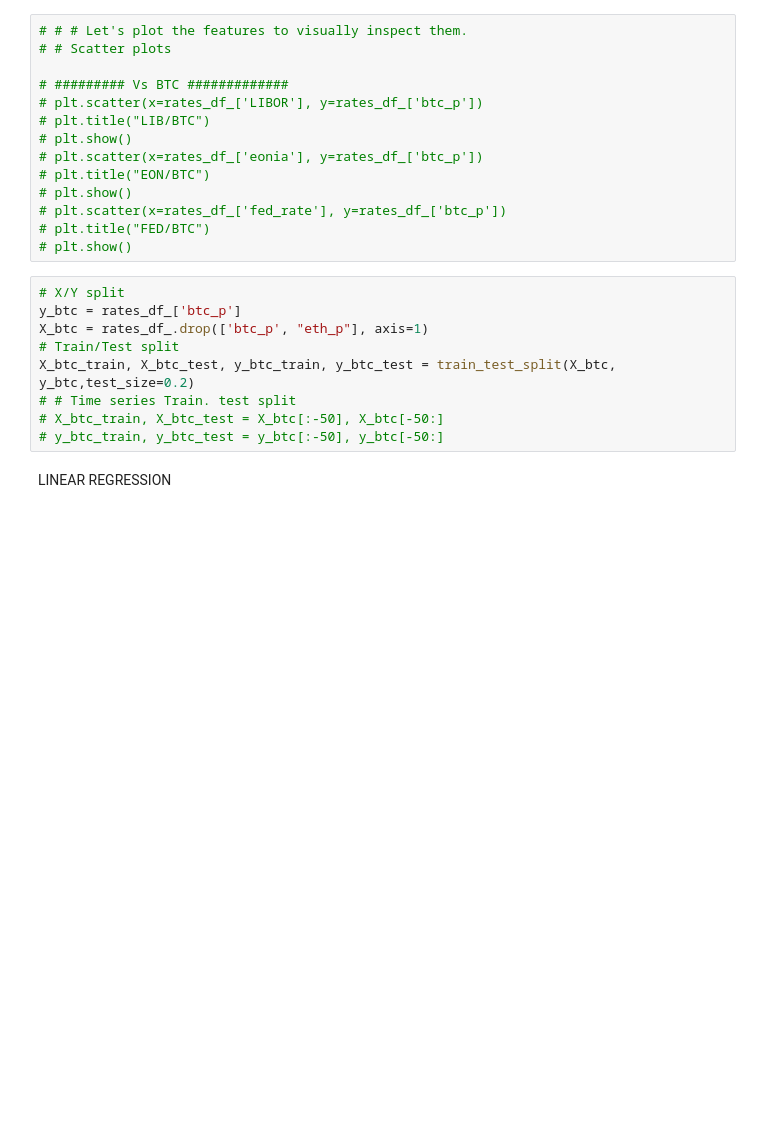
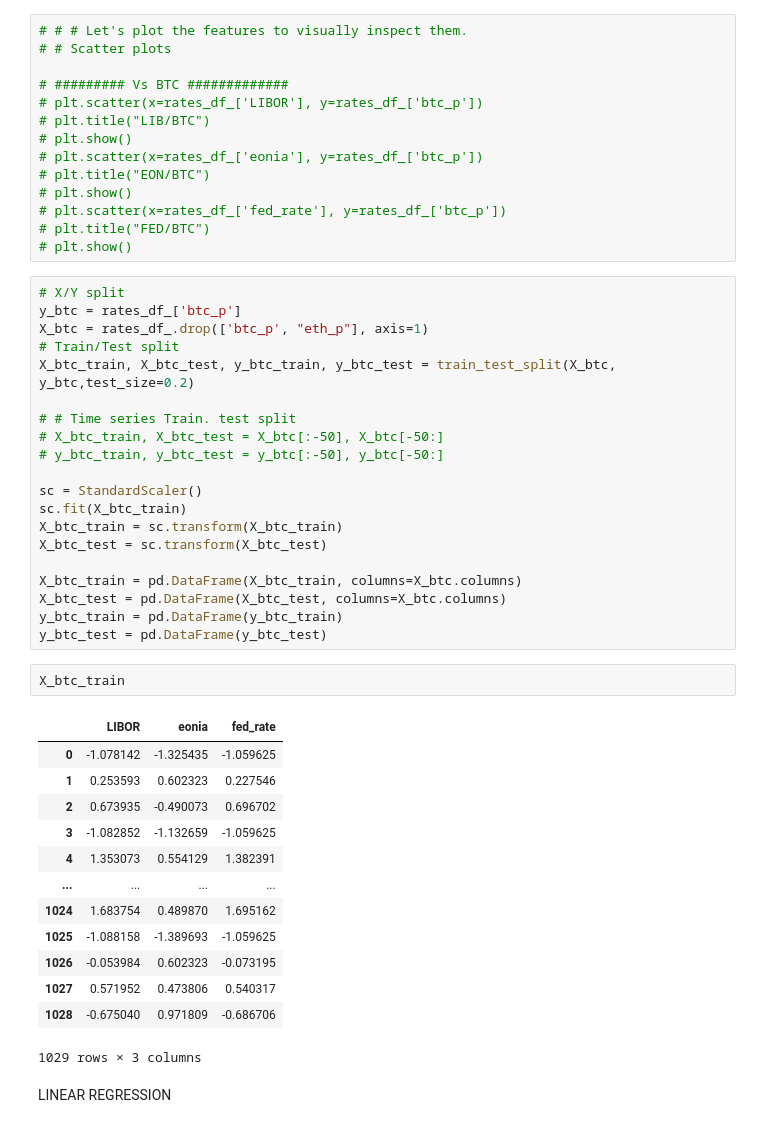
Before and after one commit to chrislacarte/crypto_analysis, a Jupyter notebook: code/data_linear_analysis_interest_rates.ipynb, the cells around one changed output. Cells and saved outputs as stored; diff of their text form; blank space fills up the shorter version.

```diff
--- a/code/data_linear_analysis_interest_rates.ipynb
+++ b/code/data_linear_analysis_interest_rates.ipynb
@@ -140,9 +135,36 @@ y_btc = rates_df_['btc_p']
 X_btc = rates_df_.drop(['btc_p', "eth_p"], axis=1)
 # Train/Test split
 X_btc_train, X_btc_test, y_btc_train, y_btc_test = train_test_split(X_btc, y_btc,test_size=0.2)
+
 # # Time series Train. test split
 # X_btc_train, X_btc_test = X_btc[:-50], X_btc[-50:]
 # y_btc_train, y_btc_test = y_btc[:-50], y_btc[-50:]
+
+sc = StandardScaler()
+sc.fit(X_btc_train)
+X_btc_train = sc.transform(X_btc_train)
+X_btc_test = sc.transform(X_btc_test)
+
+X_btc_train = pd.DataFrame(X_btc_train, columns=X_btc.columns)
+X_btc_test = pd.DataFrame(X_btc_test, columns=X_btc.columns)
+y_btc_train = pd.DataFrame(y_btc_train)
+y_btc_test = pd.DataFrame(y_btc_test)
+# %%
+X_btc_train
+# %% [output]
+|  | LIBOR | eonia | fed_rate |
+| 0 | -1.078142 | -1.325435 | -1.059625 |
+| 1 | 0.253593 | 0.602323 | 0.227546 |
+| 2 | 0.673935 | -0.490073 | 0.696702 |
+| 3 | -1.082852 | -1.132659 | -1.059625 |
+| 4 | 1.353073 | 0.554129 | 1.382391 |
+| ... | ... | ... | ... |
+| 1024 | 1.683754 | 0.489870 | 1.695162 |
+| 1025 | -1.088158 | -1.389693 | -1.059625 |
+| 1026 | -0.053984 | 0.602323 | -0.073195 |
+| 1027 | 0.571952 | 0.473806 | 0.540317 |
+| 1028 | -0.675040 | 0.971809 | -0.686706 |
+1029 rows × 3 columns
 # %% [markdown]
 LINEAR REGRESSION
 # %%
```
Also changed, not shown: parts of 17 cells of this notebook, 1 other file.
